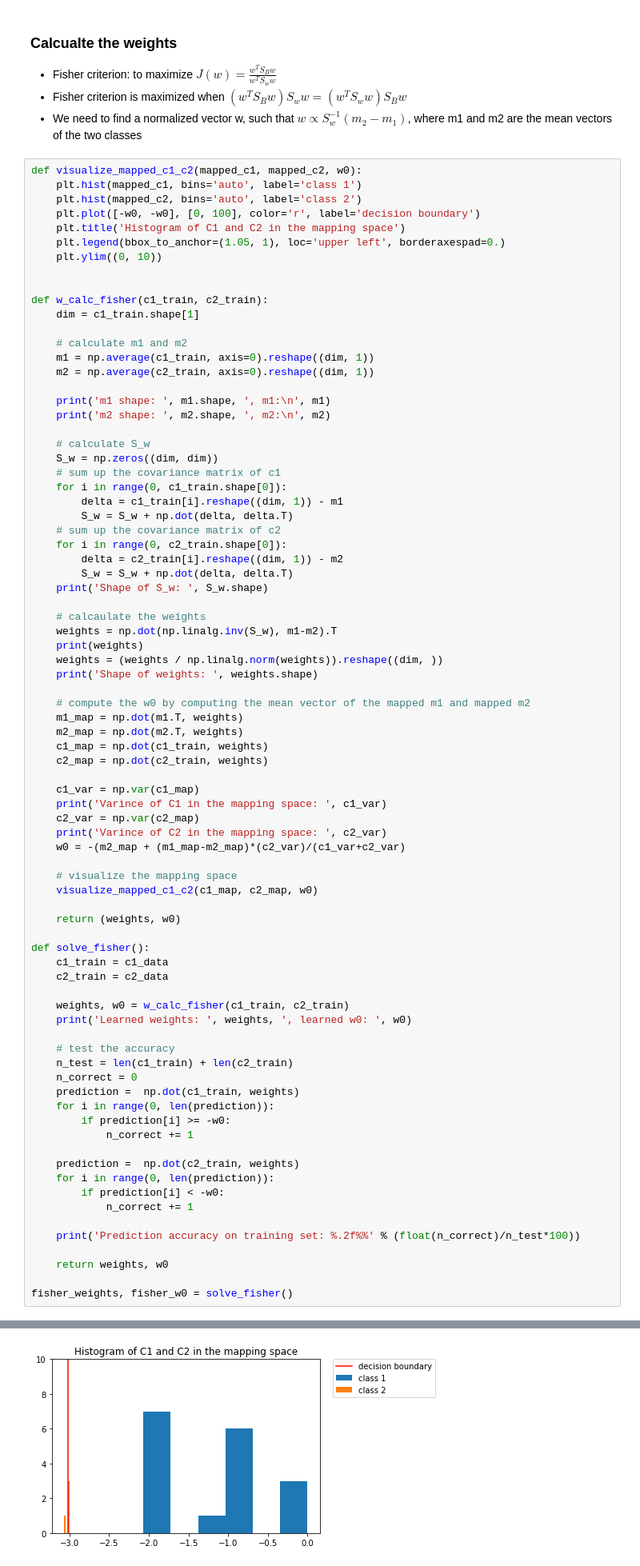
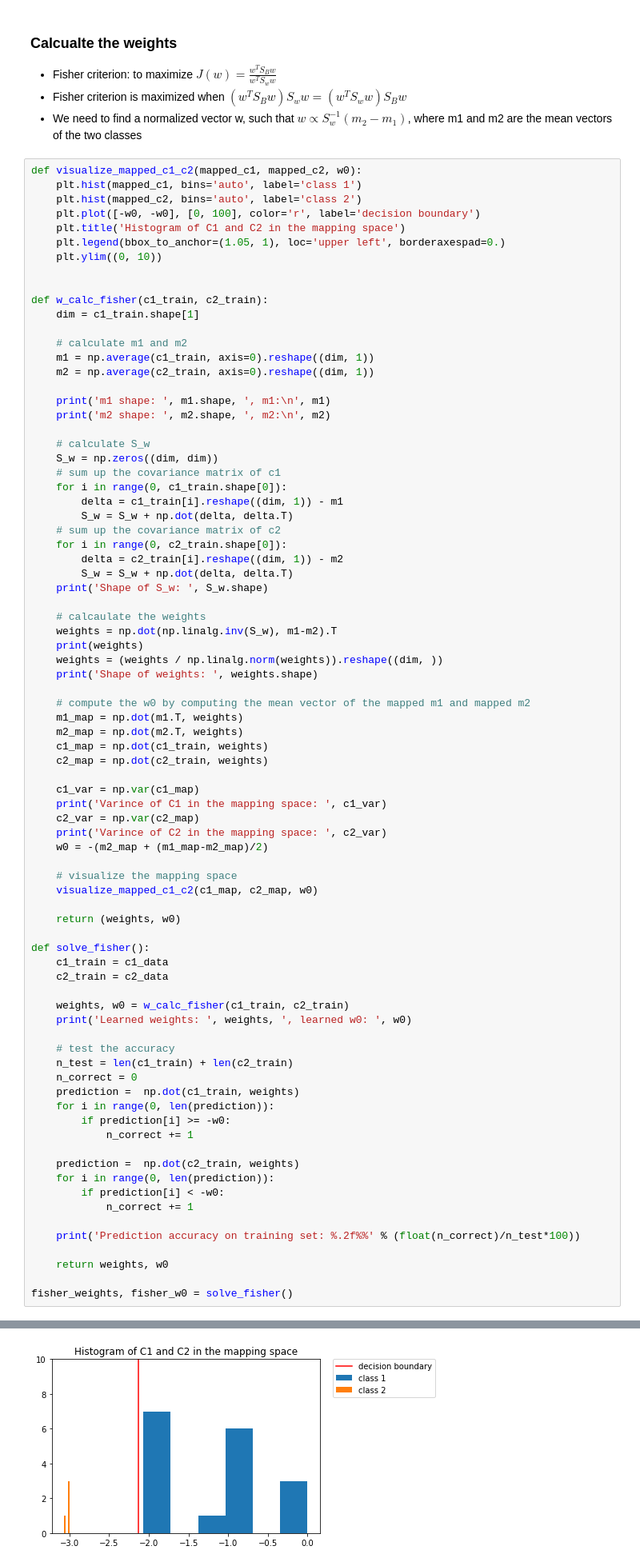
Before and after one commit to GuanSuns/Statistical-Machine-Learning, a Jupyter notebook: Discriminant Linear Classifiers.ipynb, the cells around one changed output, grey strips where cells are left out. Shown: that part at 80% size. Cells and saved outputs as stored; diff of their text form.

```diff
--- a/Discriminant Linear Classifiers.ipynb
+++ b/Discriminant Linear Classifiers.ipynb
@@ -295,7 +295,7 @@ def w_calc_fisher(c1_train, c2_train):
     print('Varince of C1 in the mapping space: ', c1_var)
     c2_var = np.var(c2_map)
     print('Varince of C2 in the mapping space: ', c2_var)
-    w0 = -(m2_map + (m1_map-m2_map)*(c2_var)/(c1_var+c2_var)
+    w0 = -(m2_map + (m1_map-m2_map)/2)
 
     # visualize the mapping space
     visualize_mapped_c1_c2(c1_map, c2_map, w0)
@@ -344,4 +344,4 @@ Prediction accuracy on training set: 85.71%
-[figure, old version]
+[figure, new version]
 # %% [markdown]
 ### Visualize the Results (Fisher)
 # %%
```
Also changed, not shown: parts of 1 cell of this notebook.
